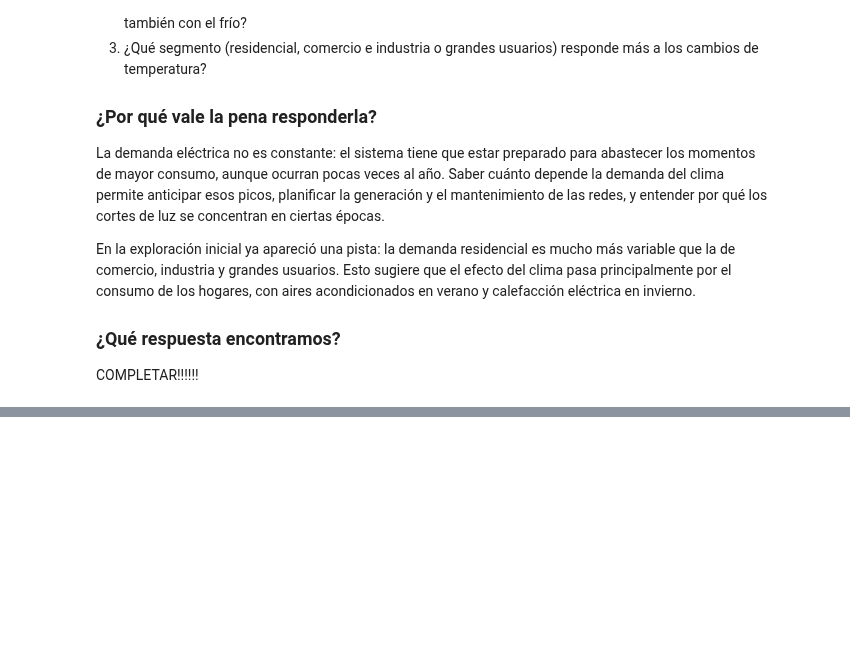
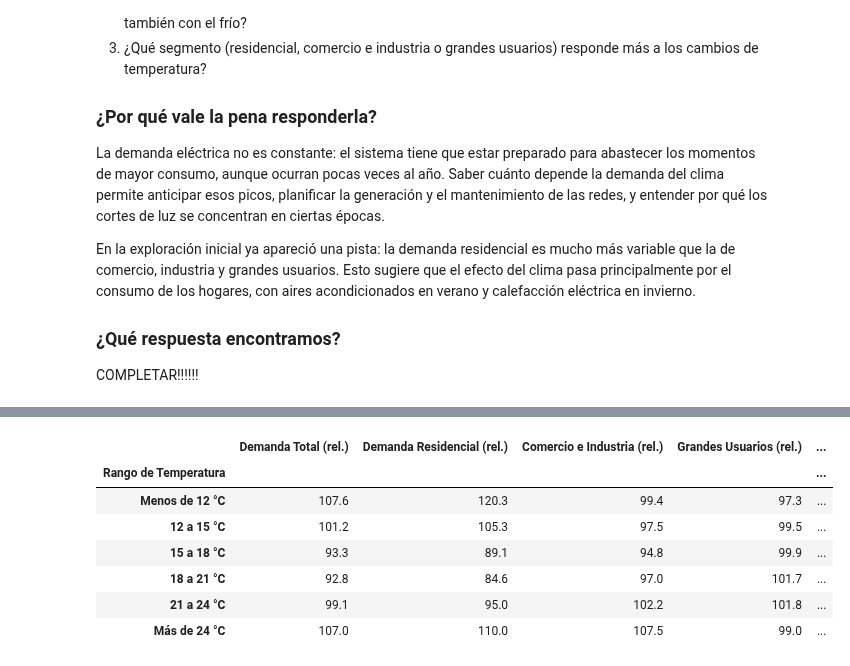
Before and after one commit to RafaelSeri/TP_LABO_MET, a Jupyter notebook: notebooks/Tp_labo.ipynb, the cells around one changed output, grey strips where cells are left out. Saved outputs shown, nothing was run; the diff lists cells and outputs as text; code cells hidden in the pictures; blank space fills up the shorter version.

```diff
--- a/notebooks/Tp_labo.ipynb
+++ b/notebooks/Tp_labo.ipynb
@@ -429,0 +445,6 @@ COMPLETAR!!!!!!
+# %%
+df_base_mensual['Período'] = pd.to_datetime(df_base_mensual['Período'])
+df_base_mensual['Año'] = df_base_mensual['Período'].dt.year
+df_base_mensual['Mes'] = df_base_mensual['Período'].dt.month
+
+df_base_mensual[['Período', 'Año', 'Mes', 'Demanda Total', 'Temperatura Promedio']].head()
@@ -429,0 +481,6 @@ COMPLETAR!!!!!!
+# %%
+df_base_mensual['Demanda Diaria'] = (df_base_mensual['Demanda Total']
+                                     / df_base_mensual['Período'].dt.days_in_month)
+#.dt.days_in_month devuelve cuántos días tiene el mes de cada fecha, y ya tiene en cuenta los años bisiestos.
+
+df_base_mensual[['Período', 'Demanda Total', 'Demanda Diaria']].head()
@@ -429,0 +498,7 @@ COMPLETAR!!!!!!
+# %%
+meses_por_anio = df_base_mensual.groupby('Año')['Mes'].transform('count')
+promedio_anual = df_base_mensual.groupby('Año')['Demanda Diaria'].transform('mean')
+
+df_base_mensual['Demanda Relativa'] = (df_base_mensual['Demanda Diaria'] / promedio_anual * 100).where(meses_por_anio == 12)
+
+df_base_mensual['Demanda Relativa'].describe().round(1)
@@ -429,0 +558,13 @@ COMPLETAR!!!!!!
+# %%
+segmentos = ['Demanda Total', 'Demanda Residencial', 'Comercio e Industria', 'Grandes Usuarios']
+
+for s in segmentos:
+    diaria = df_base_mensual[s] / df_base_mensual['Período'].dt.days_in_month
+    promedio = diaria.groupby(df_base_mensual['Año']).transform('mean')
+    df_base_mensual[s + ' (rel.)'] = (diaria / promedio * 100).where(meses_por_anio == 12)
+
+columnas = [s + ' (rel.)' for s in segmentos] + ['Temperatura Promedio']
+orden = ['Verano', 'Otoño', 'Invierno', 'Primavera']
+
+por_estacion = df_base_mensual.groupby('Estación')[columnas].mean().reindex(orden).round(1)
+por_estacion
@@ -429,0 +592,21 @@ COMPLETAR!!!!!!
+# %%
+limites = [0, 12, 15, 18, 21, 24, 30]
+etiquetas = ['Menos de 12 °C', '12 a 15 °C', '15 a 18 °C', '18 a 21 °C', '21 a 24 °C', 'Más de 24 °C']
+
+df_base_mensual['Rango de Temperatura'] = pd.cut(df_base_mensual['Temperatura Promedio'],
+                                                 bins=limites, labels=etiquetas)
+
+agrupado = df_base_mensual.groupby('Rango de Temperatura', observed=True)
+
+por_temperatura = agrupado[[s + ' (rel.)' for s in segmentos]].mean().round(1)
+por_temperatura['Cantidad de meses'] = agrupado['Demanda Total (rel.)'].count()
+por_temperatura
+# %% [output]
+|  | Demanda Total (rel.) | Demanda Residencial (rel.) | Comercio e Industria (rel.) | Grandes Usuarios (rel.) | ... |
+| Rango de Temperatura |  |  |  |  | ... |
+| Menos de 12 °C | 107.6 | 120.3 | 99.4 | 97.3 | ... |
+| 12 a 15 °C | 101.2 | 105.3 | 97.5 | 99.5 | ... |
+| 15 a 18 °C | 93.3 | 89.1 | 94.8 | 99.9 | ... |
+| 18 a 21 °C | 92.8 | 84.6 | 97.0 | 101.7 | ... |
+| 21 a 24 °C | 99.1 | 95.0 | 102.2 | 101.8 | ... |
+| Más de 24 °C | 107.0 | 110.0 | 107.5 | 99.0 | ... |
```
Also changed, not shown: parts of 19 cells of this notebook.
